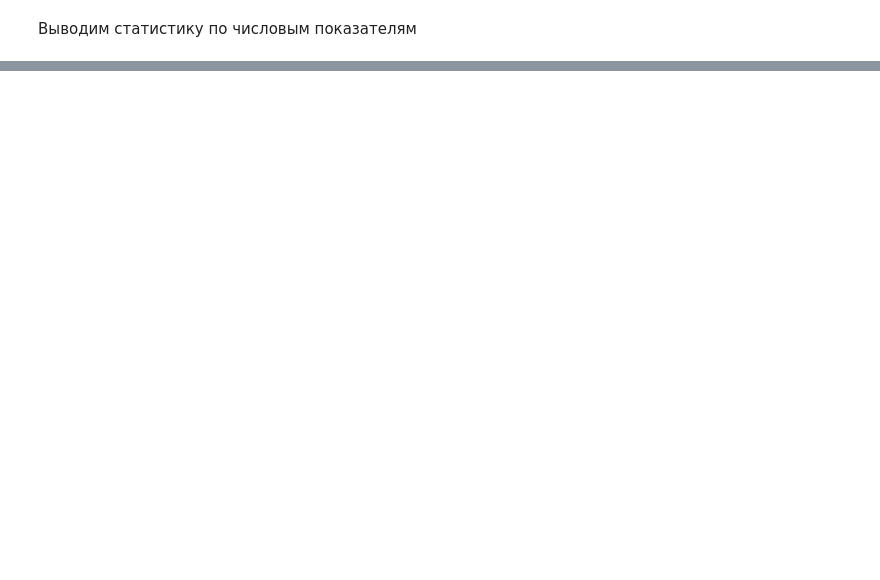
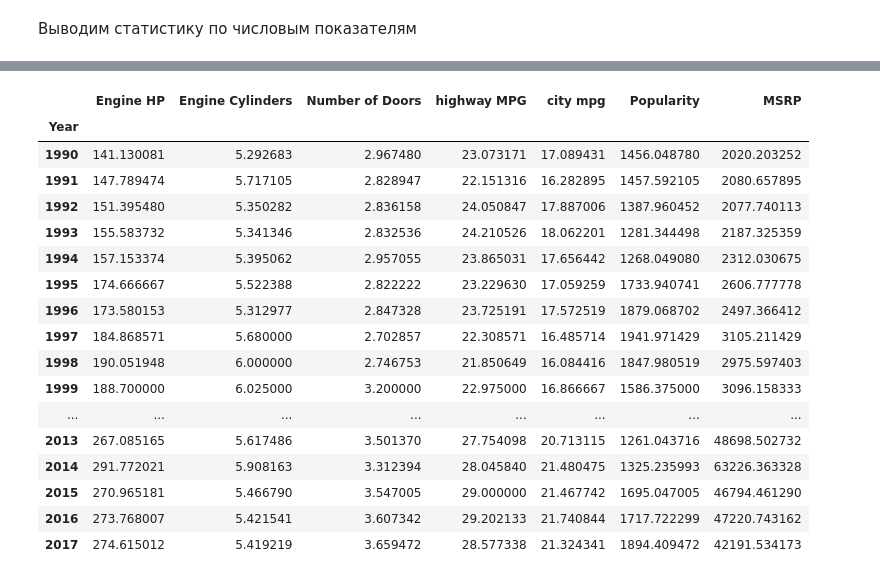
Before and after one commit to pgu-prod/ml, a Jupyter notebook: lab1/Lab1.ipynb, the cells around one changed output, grey strips where cells are left out. Drawn from its saved outputs; the diff is of its cells as text; code cells hidden in the pictures; blank space fills up the shorter version.

```diff
--- a/lab1/Lab1.ipynb
+++ b/lab1/Lab1.ipynb
@@ -144,0 +209,21 @@ data.describe()
+# %%
+data.groupby(by=['Year'],as_index=True).mean(numeric_only=True)
+# %% [output]
+|  | Engine HP | Engine Cylinders | Number of Doors | highway MPG | city mpg | Popularity | MSRP |
+| Year |  |  |  |  |  |  |  |
+| 1990 | 141.130081 | 5.292683 | 2.967480 | 23.073171 | 17.089431 | 1456.048780 | 2020.203252 |
+| 1991 | 147.789474 | 5.717105 | 2.828947 | 22.151316 | 16.282895 | 1457.592105 | 2080.657895 |
+| 1992 | 151.395480 | 5.350282 | 2.836158 | 24.050847 | 17.887006 | 1387.960452 | 2077.740113 |
+| 1993 | 155.583732 | 5.341346 | 2.832536 | 24.210526 | 18.062201 | 1281.344498 | 2187.325359 |
+| 1994 | 157.153374 | 5.395062 | 2.957055 | 23.865031 | 17.656442 | 1268.049080 | 2312.030675 |
+| 1995 | 174.666667 | 5.522388 | 2.822222 | 23.229630 | 17.059259 | 1733.940741 | 2606.777778 |
+| 1996 | 173.580153 | 5.312977 | 2.847328 | 23.725191 | 17.572519 | 1879.068702 | 2497.366412 |
+| 1997 | 184.868571 | 5.680000 | 2.702857 | 22.308571 | 16.485714 | 1941.971429 | 3105.211429 |
+| 1998 | 190.051948 | 6.000000 | 2.746753 | 21.850649 | 16.084416 | 1847.980519 | 2975.597403 |
+| 1999 | 188.700000 | 6.025000 | 3.200000 | 22.975000 | 16.866667 | 1586.375000 | 3096.158333 |
+| ... | ... | ... | ... | ... | ... | ... | ... |
+| 2013 | 267.085165 | 5.617486 | 3.501370 | 27.754098 | 20.713115 | 1261.043716 | 48698.502732 |
+| 2014 | 291.772021 | 5.908163 | 3.312394 | 28.045840 | 21.480475 | 1325.235993 | 63226.363328 |
+| 2015 | 270.965181 | 5.466790 | 3.547005 | 29.000000 | 21.467742 | 1695.047005 | 46794.461290 |
+| 2016 | 273.768007 | 5.421541 | 3.607342 | 29.202133 | 21.740844 | 1717.722299 | 47220.743162 |
+| 2017 | 274.615012 | 5.419219 | 3.659472 | 28.577338 | 21.324341 | 1894.409472 | 42191.534173 |
```
Also changed, not shown: parts of 12 cells of this notebook.
